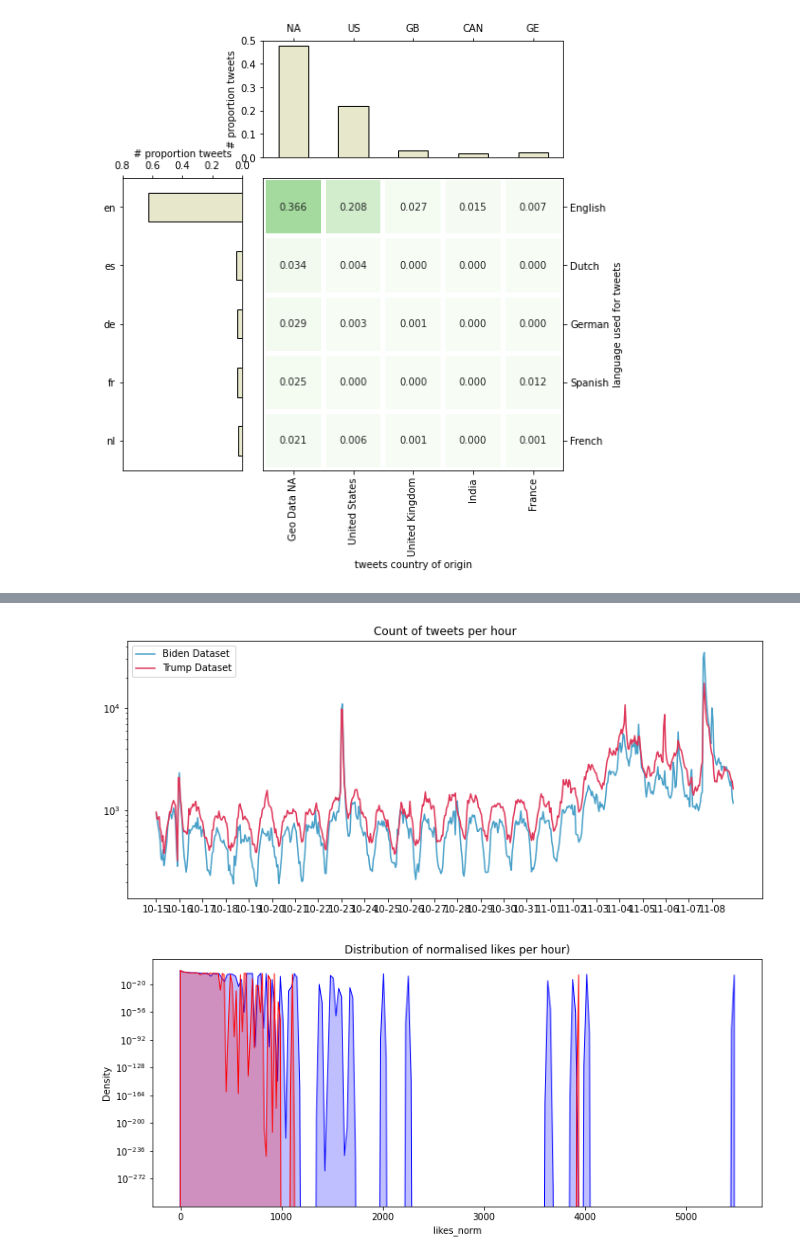
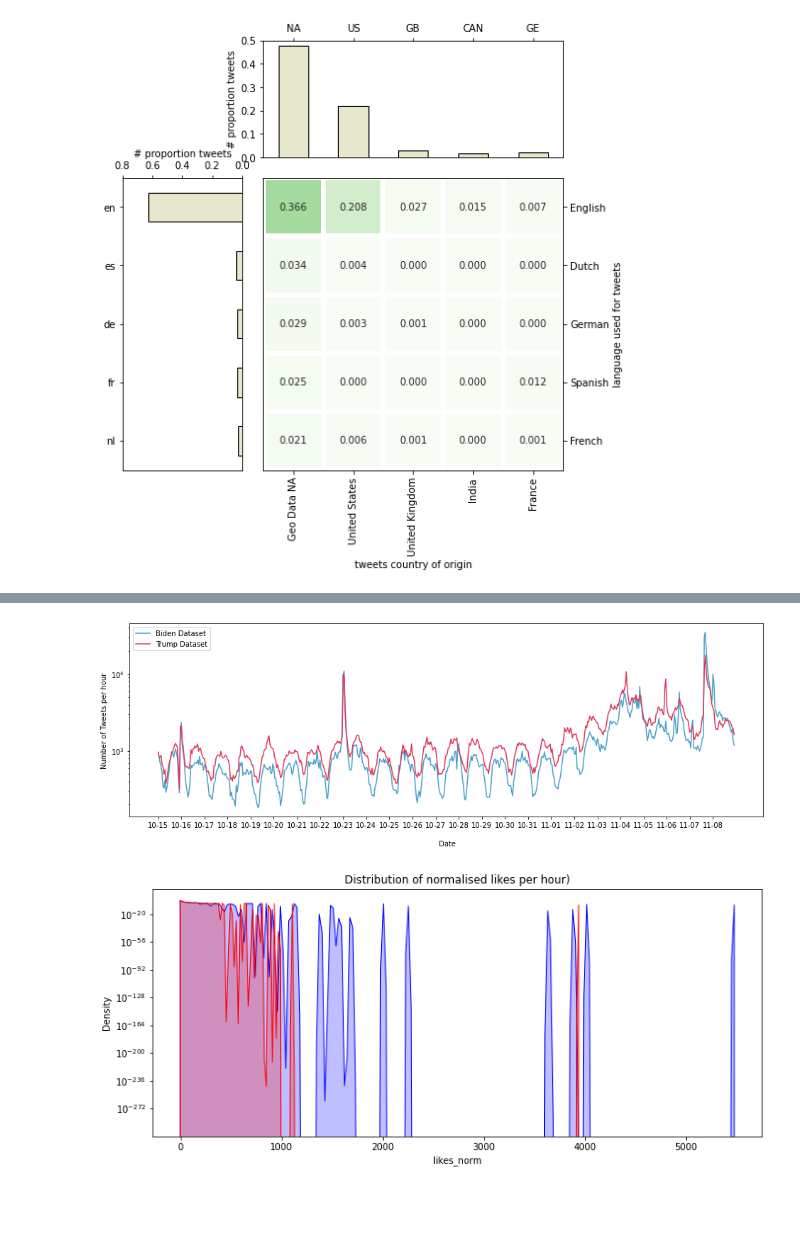
Before and after one commit to sydney-machine-learning/sentimentanalysis-USelections, a Jupyter notebook: main.ipynb, the cells around one changed output, grey strips where cells are left out. Drawn from its saved outputs; the diff is of its cells as text; code cells hidden in the pictures; blank space fills up the shorter version.

```diff
--- a/main.ipynb
+++ b/main.ipynb
@@ -429,16 +428,19 @@ common_creat=np.intersect1d(tweets_biden.created_at_r, tweets_trump.created_at_r
 cnt_tbiden=tweets_biden[tweets_biden.created_at_r.isin(common_creat)]['created_at_r'].value_counts().sort_index()
 cnt_ttrump=tweets_trump[tweets_trump.created_at_r.isin(common_creat)]['created_at_r'].value_counts().sort_index()
 # %%
-plt.figure(figsize=(12,5))
+
+plt.figure(figsize=(16,5))
 p6=sns.lineplot(cnt_tbiden.index, cnt_tbiden.values, color=barcolors[3], label='Biden Dataset')
-p6.set_title('Count of tweets per hour')
+# p6.set_title('Count of tweets per hour')
 p6=sns.lineplot(cnt_ttrump.index, cnt_ttrump.values, color=barcolors[6], label='Trump Dataset')
+p6.set_xlabel("\n Date")
+p6.set_ylabel("Number of Tweets per hour")
 p6.set_xticks(range(0, len(cnt_tbiden.index), 24))
 p6.set_xticklabels(common_df['created_at'].dt.strftime('%m-%d').unique().tolist())
 p6.set_yscale('log')
 plt.show()
 # %% [output]
-[figure, old version]
+[figure, new version]
 # %%
 # fig, ax=plt.subplots(1,1, figsize=(12,5))
 
```
Also changed, not shown: parts of 9 cells of this notebook.
